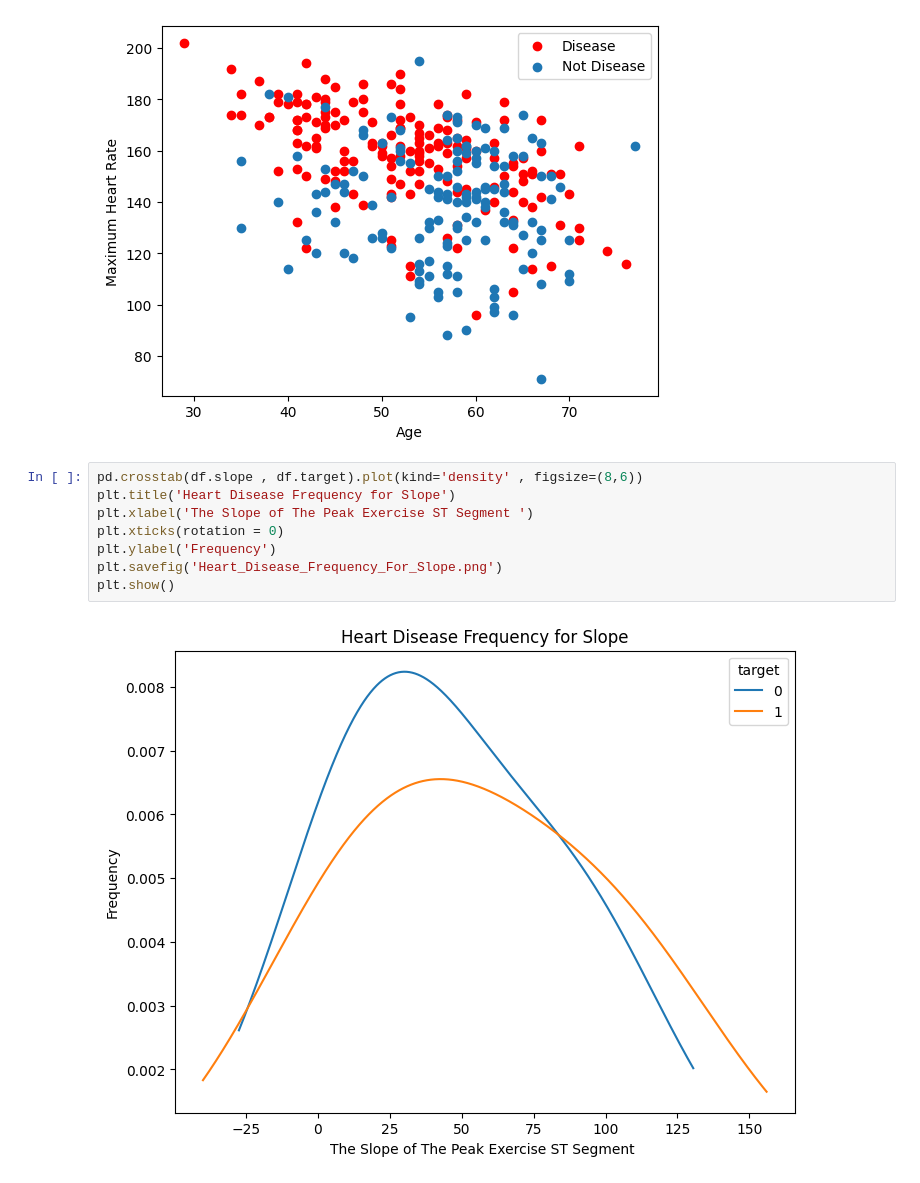
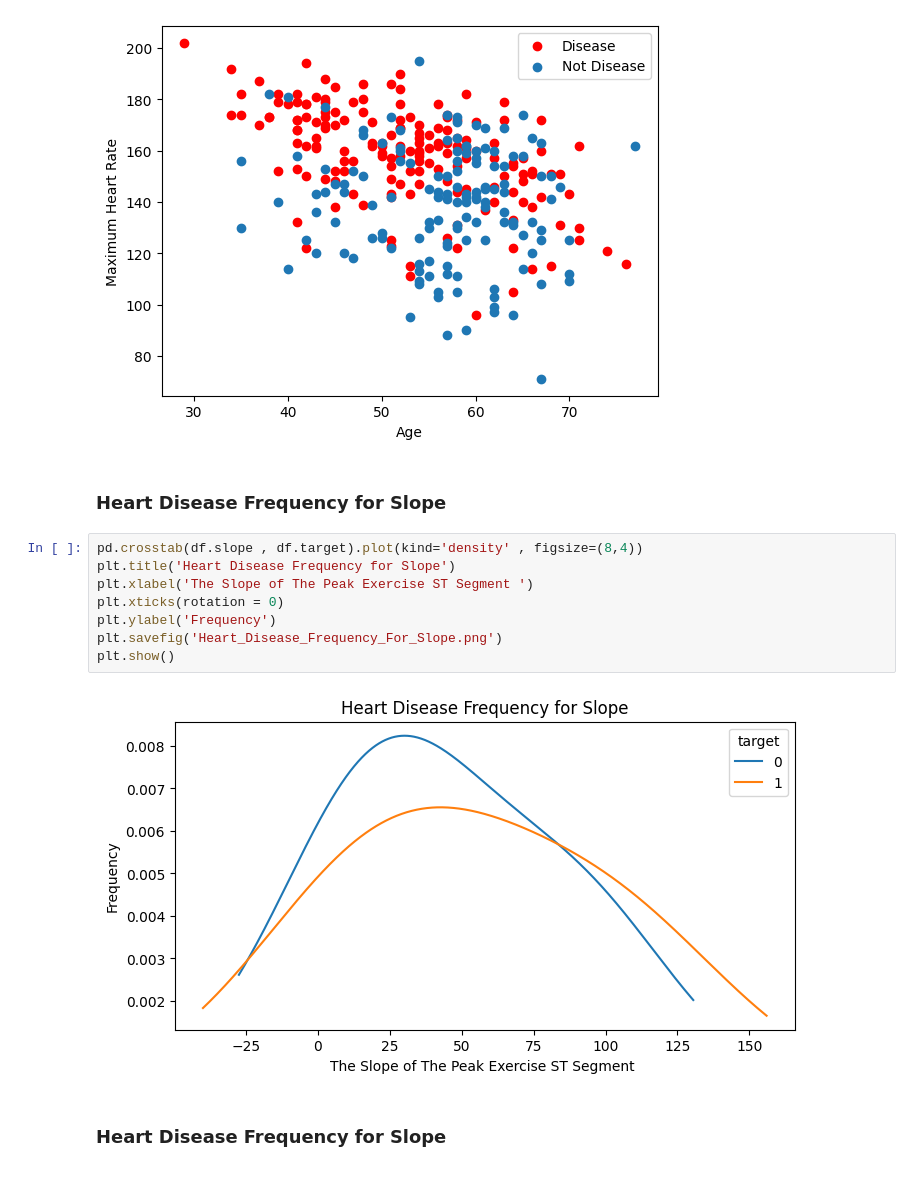
Before and after one commit to TA-ashrafi/Heart-Disease-Classification-Using-Machine-Learning, a Jupyter notebook: project.ipynb, the cells around one changed output. Cells and saved outputs as stored; diff of their text form.

```diff
--- a/project.ipynb
+++ b/project.ipynb
@@ -105,16 +111,20 @@ plt.savefig('Maximum_heart_rate.png')
 plt.show()
 # %% [output]
 [figure]
+# %% [markdown]
+### Heart Disease Frequency for Slope
 # %%
-pd.crosstab(df.slope , df.target).plot(kind='density' , figsize=(8,6))
+pd.crosstab(df.slope , df.target).plot(kind='density' , figsize=(8,4))
 plt.title('Heart Disease Frequency for Slope')
 plt.xlabel('The Slope of The Peak Exercise ST Segment ')
 plt.xticks(rotation = 0)
 plt.ylabel('Frequency')
 plt.savefig('Heart_Disease_Frequency_For_Slope.png')
 plt.show()
 # %% [output]
-[figure, old version]
+[figure, new version]
+# %% [markdown]
+### Heart Disease Frequency for Slope
 # %%
 pd.crosstab(df.slope , df.target).plot(kind='bar' , figsize=(10,5) , color=["#B91E1E","#656565FF" ])
 plt.title('Heart Disease Frequency for Slope')
```
Also changed, not shown: parts of 6 cells of this notebook, 1 other file.
